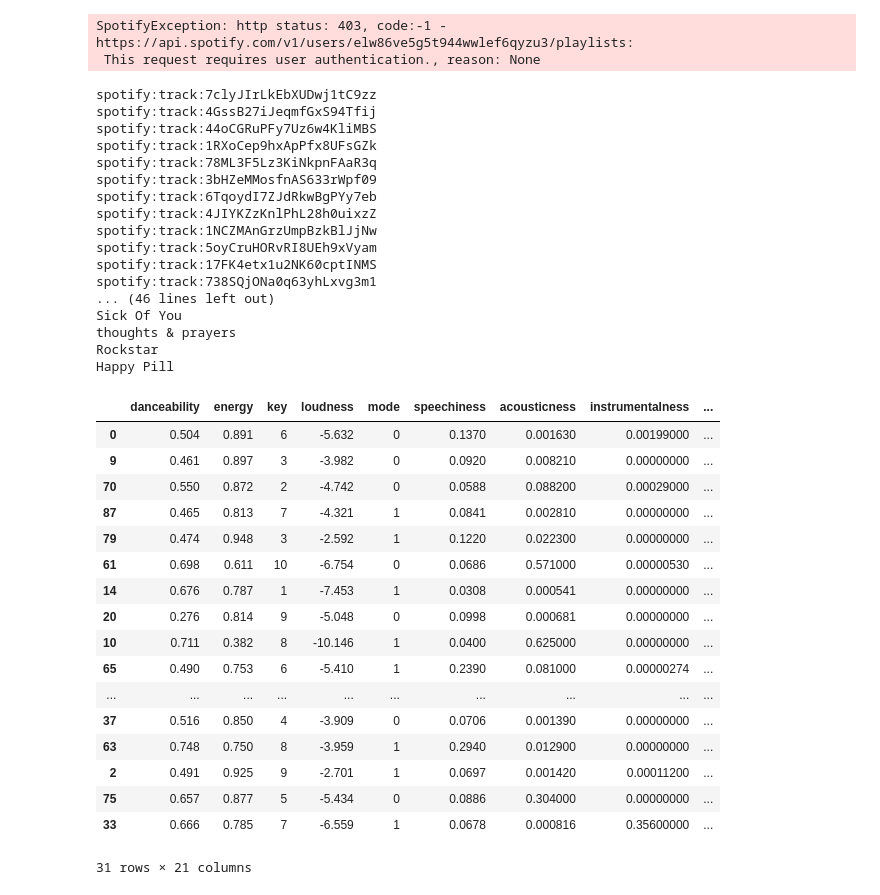
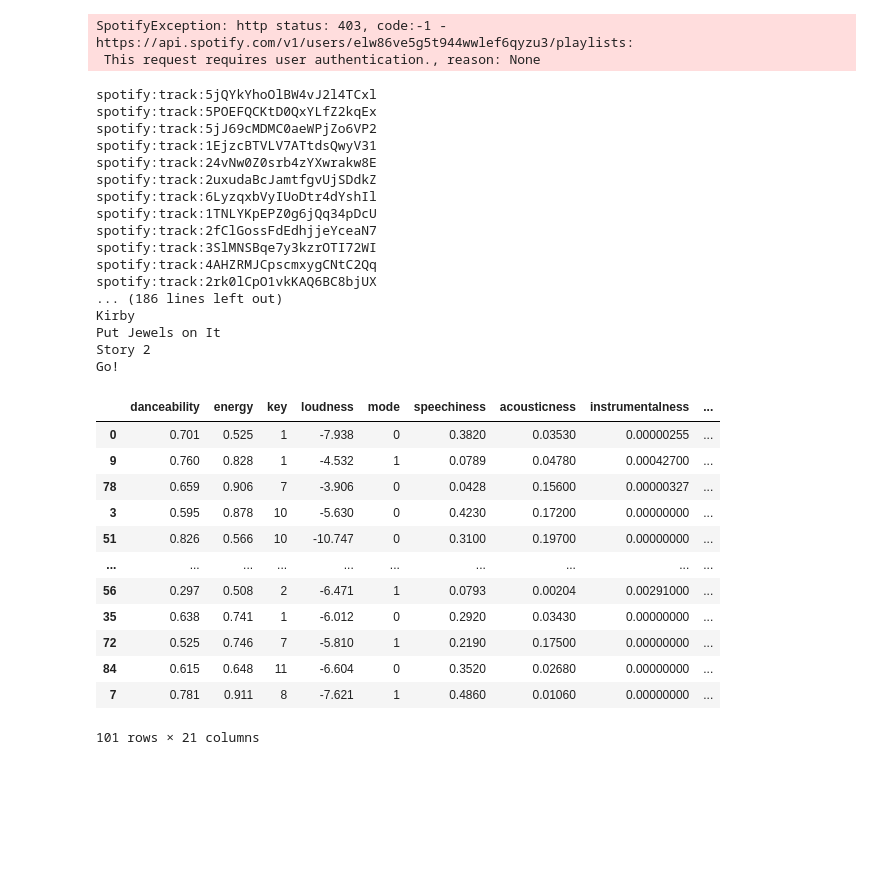
Before and after one commit to alexfioto/Spotify-Recommender, a Jupyter notebook: Recommender.ipynb, the cells around one changed output. Cells and saved outputs as stored; diff of their text form; code cells hidden in the pictures; blank space fills up the shorter version.

```diff
--- a/Recommender.ipynb
+++ b/Recommender.ipynb
@@ -115,2 +38,0 @@ def spotify_uri_search(search, get_albums=False):
-# %%
-res_dict, results, q = spotify_uri_search('blockbuster night')
@@ -124,0 +102,3 @@ q
+# %%
+res = sp.search(q=q, type='album')
+res['albums']['items'][0]
@@ -288,40 +291,35 @@ HTTP Error for POST to https://api.spotify.com/v1/users/elw86ve5g5t944wwlef6qyzu
 SpotifyException: http status: 403, code:-1 - https://api.spotify.com/v1/users/elw86ve5g5t944wwlef6qyzu3/playlists:
  This request requires user authentication., reason: None
 # %%
-recommend_songs(tracks=['spotify:track:7clyJIrLkEbXUDwj1tC9zz'], n_tracks=30)
+recommend_songs(tracks=[blockbuster], n_tracks=100)
 # %% [output]
-spotify:track:7clyJIrLkEbXUDwj1tC9zz
-spotify:track:4GssB27iJeqmfGxS94Tfij
-spotify:track:44oCGRuPFy7Uz6w4KliMBS
-spotify:track:1RXoCep9hxApPfx8UFsGZk
-spotify:track:78ML3F5Lz3KiNkpnFAaR3q
-spotify:track:3bHZeMMosfnAS633rWpf09
-spotify:track:6TqoydI7ZJdRkwBgPYy7eb
-spotify:track:4JIYKZzKnlPhL28h0uixzZ
-spotify:track:1NCZMAnGrzUmpBzkBlJjNw
-spotify:track:5oyCruHORvRI8UEh9xVyam
-spotify:track:17FK4etx1u2NK60cptINMS
-spotify:track:738SQjONa0q63yhLxvg3m1
-... (46 lines left out)
-Sick Of You
-thoughts & prayers
-Rockstar
-Happy Pill
+spotify:track:5jQYkYhoOlBW4vJ2l4TCxl
+spotify:track:5POEFQCKtD0QxYLfZ2kqEx
+spotify:track:5jJ69cMDMC0aeWPjZo6VP2
+spotify:track:1EjzcBTVLV7ATtdsQwyV31
+spotify:track:24vNw0Z0srb4zYXwrakw8E
+spotify:track:2uxudaBcJamtfgvUjSDdkZ
+spotify:track:6LyzqxbVyIUoDtr4dYshIl
+spotify:track:1TNLYKpEPZ0g6jQq34pDcU
+spotify:track:2fClGossFdEdhjjeYceaN7
+spotify:track:3SlMNSBqe7y3kzrOTI72WI
+spotify:track:4AHZRMJCpscmxygCNtC2Qq
+spotify:track:2rk0lCpO1vkKAQ6BC8bjUX
+... (186 lines left out)
+Kirby
+Put Jewels on It
+Story 2
+Go!
 |  | danceability | energy | key | loudness | mode | speechiness | acousticness | instrumentalness | ... |
-| 0 | 0.504 | 0.891 | 6 | -5.632 | 0 | 0.1370 | 0.001630 | 0.00199000 | ... |
-| 9 | 0.461 | 0.897 | 3 | -3.982 | 0 | 0.0920 | 0.008210 | 0.00000000 | ... |
-| 70 | 0.550 | 0.872 | 2 | -4.742 | 0 | 0.0588 | 0.088200 | 0.00029000 | ... |
-| 87 | 0.465 | 0.813 | 7 | -4.321 | 1 | 0.0841 | 0.002810 | 0.00000000 | ... |
-| 79 | 0.474 | 0.948 | 3 | -2.592 | 1 | 0.1220 | 0.022300 | 0.00000000 | ... |
-| 61 | 0.698 | 0.611 | 10 | -6.754 | 0 | 0.0686 | 0.571000 | 0.00000530 | ... |
-| 14 | 0.676 | 0.787 | 1 | -7.453 | 1 | 0.0308 | 0.000541 | 0.00000000 | ... |
-| 20 | 0.276 | 0.814 | 9 | -5.048 | 0 | 0.0998 | 0.000681 | 0.00000000 | ... |
-| 10 | 0.711 | 0.382 | 8 | -10.146 | 1 | 0.0400 | 0.625000 | 0.00000000 | ... |
-| 65 | 0.490 | 0.753 | 6 | -5.410 | 1 | 0.2390 | 0.081000 | 0.00000274 | ... |
+| 0 | 0.701 | 0.525 | 1 | -7.938 | 0 | 0.3820 | 0.03530 | 0.00000255 | ... |
+| 9 | 0.760 | 0.828 | 1 | -4.532 | 1 | 0.0789 | 0.04780 | 0.00042700 | ... |
+| 78 | 0.659 | 0.906 | 7 | -3.906 | 0 | 0.0428 | 0.15600 | 0.00000327 | ... |
+| 3 | 0.595 | 0.878 | 10 | -5.630 | 0 | 0.4230 | 0.17200 | 0.00000000 | ... |
+| 51 | 0.826 | 0.566 | 10 | -10.747 | 0 | 0.3100 | 0.19700 | 0.00000000 | ... |
 | ... | ... | ... | ... | ... | ... | ... | ... | ... | ... |
-| 37 | 0.516 | 0.850 | 4 | -3.909 | 0 | 0.0706 | 0.001390 | 0.00000000 | ... |
-| 63 | 0.748 | 0.750 | 8 | -3.959 | 1 | 0.2940 | 0.012900 | 0.00000000 | ... |
-| 2 | 0.491 | 0.925 | 9 | -2.701 | 1 | 0.0697 | 0.001420 | 0.00011200 | ... |
-| 75 | 0.657 | 0.877 | 5 | -5.434 | 0 | 0.0886 | 0.304000 | 0.00000000 | ... |
-| 33 | 0.666 | 0.785 | 7 | -6.559 | 1 | 0.0678 | 0.000816 | 0.35600000 | ... |
+| 56 | 0.297 | 0.508 | 2 | -6.471 | 1 | 0.0793 | 0.00204 | 0.00291000 | ... |
+| 35 | 0.638 | 0.741 | 1 | -6.012 | 0 | 0.2920 | 0.03430 | 0.00000000 | ... |
+| 72 | 0.525 | 0.746 | 7 | -5.810 | 1 | 0.2190 | 0.17500 | 0.00000000 | ... |
+| 84 | 0.615 | 0.648 | 11 | -6.604 | 0 | 0.3520 | 0.02680 | 0.00000000 | ... |
+| 7 | 0.781 | 0.911 | 8 | -7.621 | 1 | 0.4860 | 0.01060 | 0.00000000 | ... |
-31 rows × 21 columns
+101 rows × 21 columns
```
Also changed, not shown: parts of 18 cells of this notebook.
